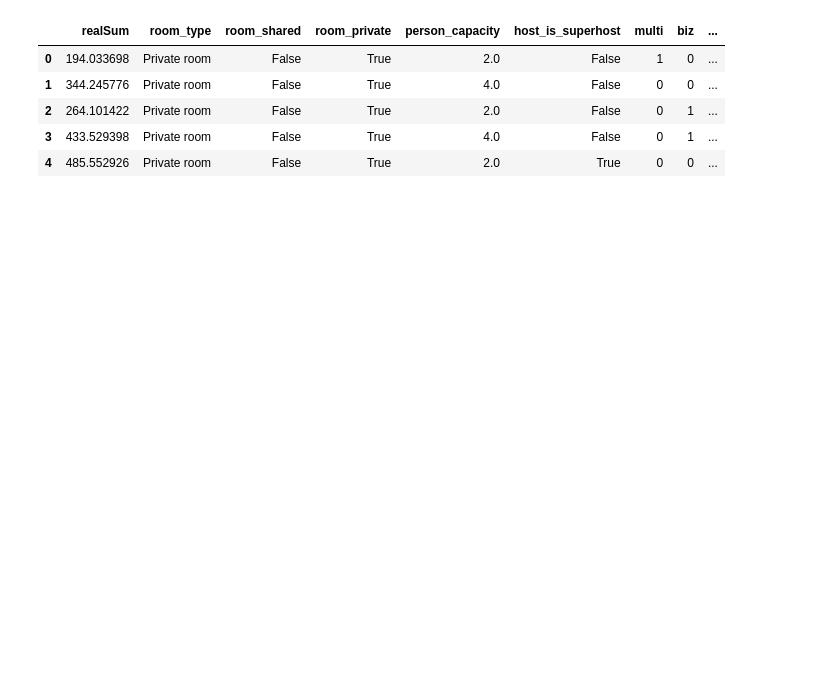
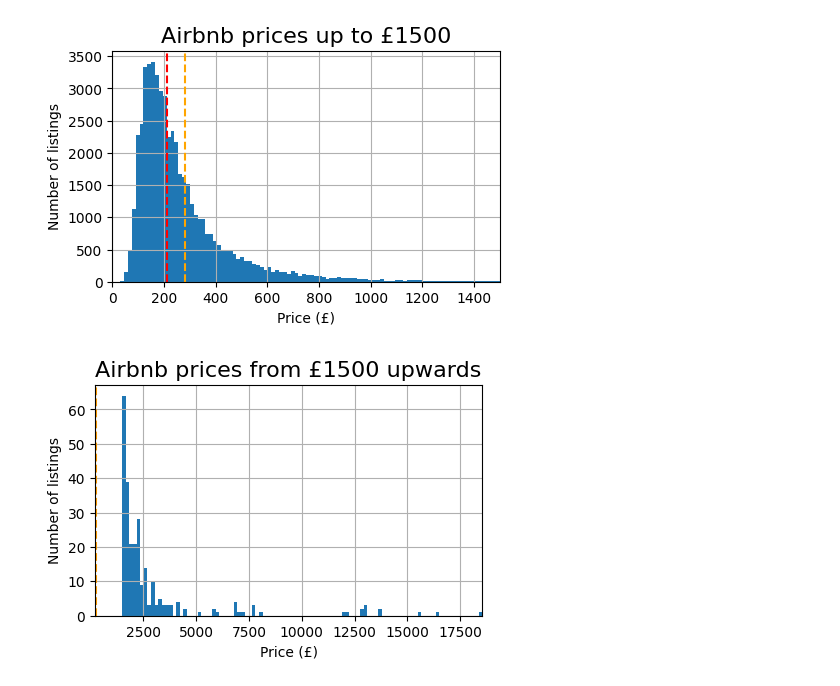
Before and after one commit to Aliikhatami94/eu-aribnb-ml-project, a Jupyter notebook: eu-airbnb-project.ipynb, the cells around one changed output. Cells and saved outputs as stored; diff of their text form; code cells hidden in the pictures; blank space fills up the shorter version.

```diff
--- a/eu-airbnb-project.ipynb
+++ b/eu-airbnb-project.ipynb
@@ -14,12 +35,25 @@ df.drop(['Unnamed: 0', 'attr_index', 'rest_index', 'rest_index_norm', 'attr_inde
-# %%
-# Check the shape of the dataframe
-df.shape
-# Check the first 5 rows of the dataframe
-df.head()
-# %% [output]
-|  | realSum | room_type | room_shared | room_private | person_capacity | host_is_superhost | multi | biz | ... |
-| 0 | 194.033698 | Private room | False | True | 2.0 | False | 1 | 0 | ... |
-| 1 | 344.245776 | Private room | False | True | 4.0 | False | 0 | 0 | ... |
-| 2 | 264.101422 | Private room | False | True | 2.0 | False | 0 | 1 | ... |
-| 3 | 433.529398 | Private room | False | True | 4.0 | False | 0 | 1 | ... |
-| 4 | 485.552926 | Private room | False | True | 2.0 | True | 0 | 0 | ... |
+# %%
+# Visualize the distribution of the prices up to £1500
+plt.figure(figsize=(5, 3))
+df.realSum.hist(bins=100, range=(0, 1500))
+plt.margins(x=0)
+plt.axvline(df.realSum.mean(), color='orange', linestyle='--')
+plt.axvline(df.realSum.median(), color='red', linestyle='--')
+plt.title("Airbnb prices up to £1500", fontsize=16)
+plt.xlabel("Price (£)")
+plt.ylabel("Number of listings")
+plt.show()
+
+# Visualize the distribution of the prices from £1500 upwards
+plt.figure(figsize=(5, 3))
+df.realSum.hist(bins=100, range=(1500, max(df.realSum)))
+plt.margins(x=0)
+plt.axvline(df.realSum.mean(), color='orange', linestyle='--')
+plt.axvline(df.realSum.median(), color='red', linestyle='--')
+plt.title("Airbnb prices from £1500 upwards", fontsize=16)
+plt.xlabel("Price (£)")
+plt.ylabel("Number of listings")
+plt.show()
+# %% [output]
+[figure, added]
+[figure, added]
```
Also changed, not shown: parts of 19 cells of this notebook, 1 other file.
